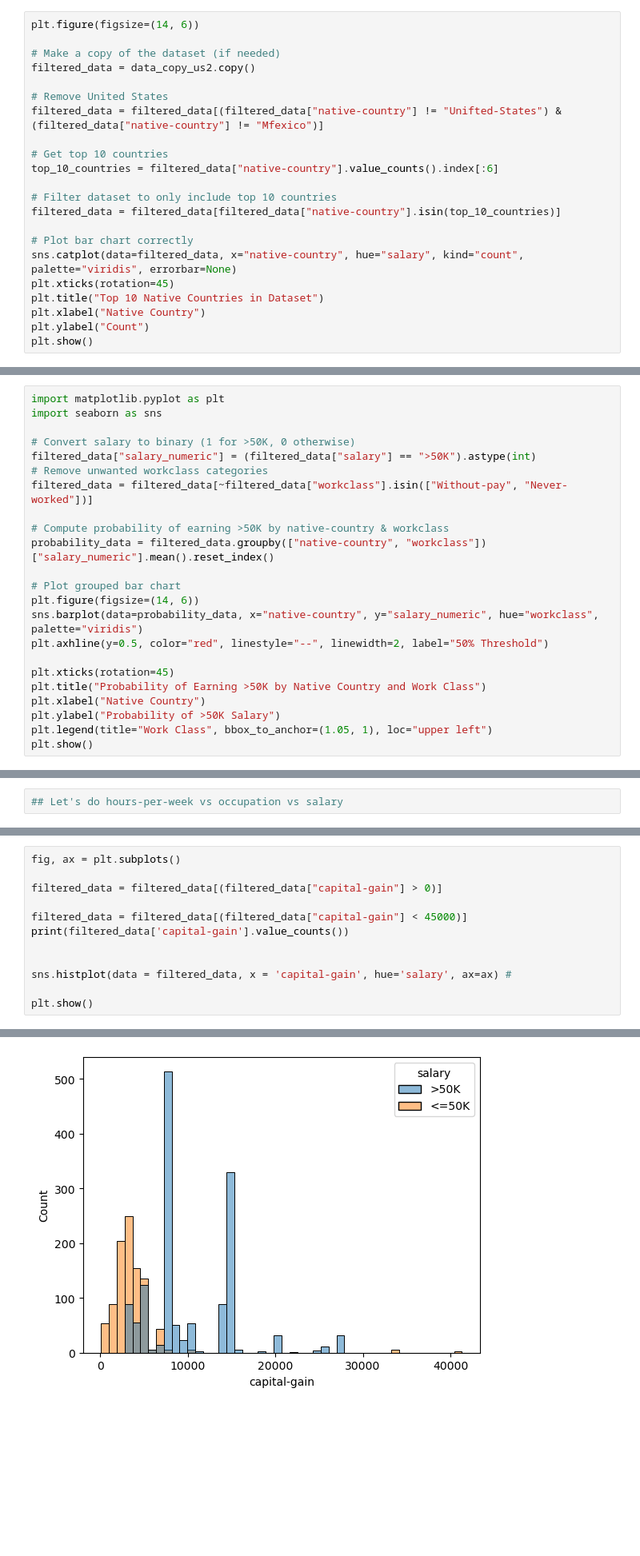
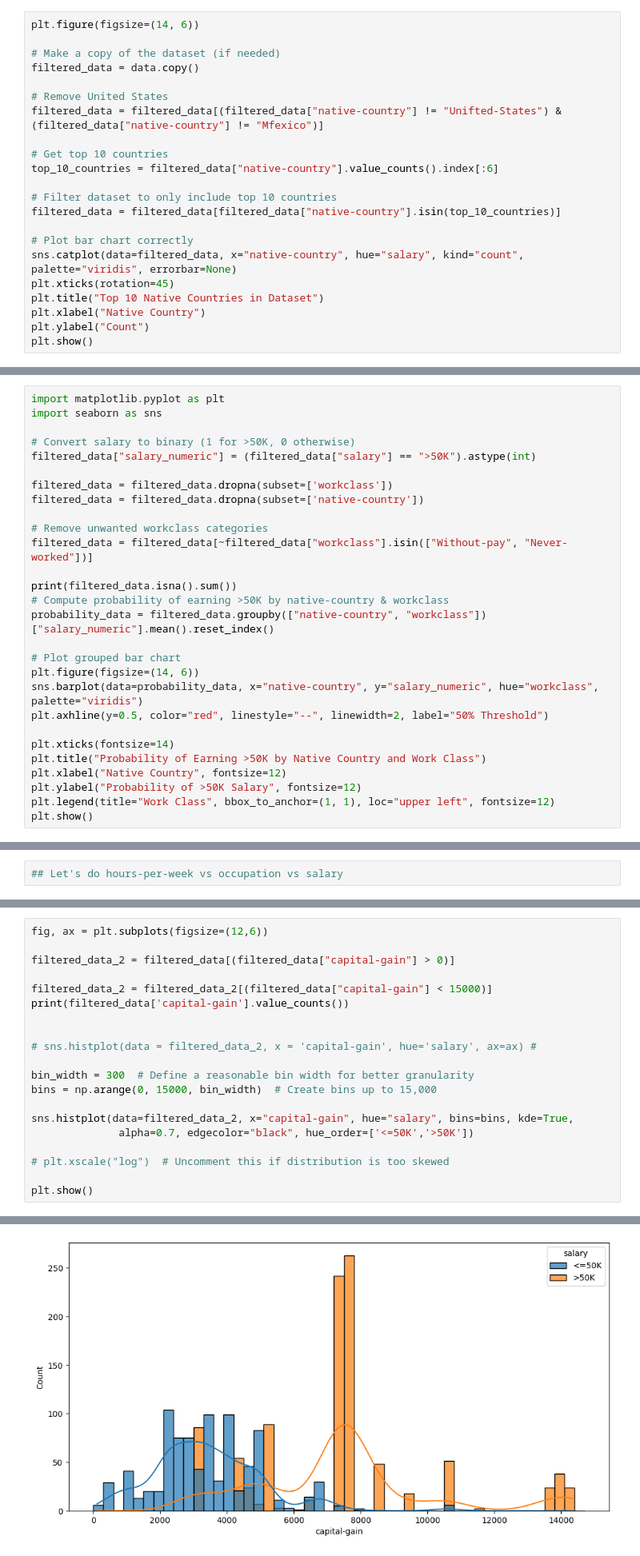
Before and after one commit to andreysgit/College-Data-Analysis, a Jupyter notebook: course_project.ipynb, the cells around one changed output, grey strips where cells are left out. Shown at 80% size. Saved outputs shown, nothing was run; the diff lists cells and outputs as text; blank space fills up the shorter version.

```diff
--- a/course_project.ipynb
+++ b/course_project.ipynb
@@ -1090,7 +1091,7 @@ Name: count, dtype: int64
 plt.figure(figsize=(14, 6))
 
 # Make a copy of the dataset (if needed)
-filtered_data = data_copy_us2.copy()
+filtered_data = data.copy()
 
 # Remove United States
 filtered_data = filtered_data[(filtered_data["native-country"] != "Unifted-States") & (filtered_data["native-country"] != "Mfexico")]
@@ -1117,9 +1118,14 @@ import seaborn as sns
 
 # Convert salary to binary (1 for >50K, 0 otherwise)
 filtered_data["salary_numeric"] = (filtered_data["salary"] == ">50K").astype(int)
+
+filtered_data = filtered_data.dropna(subset=['workclass'])
+filtered_data = filtered_data.dropna(subset=['native-country'])
+
 # Remove unwanted workclass categories
 filtered_data = filtered_data[~filtered_data["workclass"].isin(["Without-pay", "Never-worked"])]
 
+print(filtered_data.isna().sum())
 # Compute probability of earning >50K by native-country & workclass
 probability_data = filtered_data.groupby(["native-country", "workclass"])["salary_numeric"].mean().reset_index()
 
@@ -1128,10 +1134,10 @@ plt.figure(figsize=(14, 6))
 sns.barplot(data=probability_data, x="native-country", y="salary_numeric", hue="workclass", palette="viridis")
 plt.axhline(y=0.5, color="red", linestyle="--", linewidth=2, label="50% Threshold")
 
-plt.xticks(rotation=45)
+plt.xticks(fontsize=14)
 plt.title("Probability of Earning >50K by Native Country and Work Class")
-plt.xlabel("Native Country")
-plt.ylabel("Probability of >50K Salary")
-plt.legend(title="Work Class", bbox_to_anchor=(1.05, 1), loc="upper left")
+plt.xlabel("Native Country", fontsize=12)
+plt.ylabel("Probability of >50K Salary", fontsize=12)
+plt.legend(title="Work Class", bbox_to_anchor=(1, 1), loc="upper left", fontsize=12)
 plt.show()
 # %% [output]
@@ -1154,13 +1188,21 @@ plt.show()
 # %%
-fig, ax = plt.subplots()
+fig, ax = plt.subplots(figsize=(12,6))
 
-filtered_data = filtered_data[(filtered_data["capital-gain"] > 0)]
+filtered_data_2 = filtered_data[(filtered_data["capital-gain"] > 0)]
 
-filtered_data = filtered_data[(filtered_data["capital-gain"] < 45000)]
+filtered_data_2 = filtered_data_2[(filtered_data["capital-gain"] < 15000)]
 print(filtered_data['capital-gain'].value_counts())
 
 
-sns.histplot(data = filtered_data, x = 'capital-gain', hue='salary', ax=ax) #
+# sns.histplot(data = filtered_data_2, x = 'capital-gain', hue='salary', ax=ax) #
+
+bin_width = 300  # Define a reasonable bin width for better granularity
+bins = np.arange(0, 15000, bin_width)  # Create bins up to 15,000
+
+sns.histplot(data=filtered_data_2, x="capital-gain", hue="salary", bins=bins, kde=True,
+              alpha=0.7, edgecolor="black", hue_order=['<=50K','>50K'])
+
+# plt.xscale("log")  # Uncomment this if distribution is too skewed
 
 plt.show()
 # %% [output]
@@ -1180,2 +1222,2 @@ Name: count, Length: 117, dtype: int64
-[figure, old version]
+[figure, new version]
 # %%
```
Also changed, not shown: parts of 5 cells of this notebook, 6 other files.
